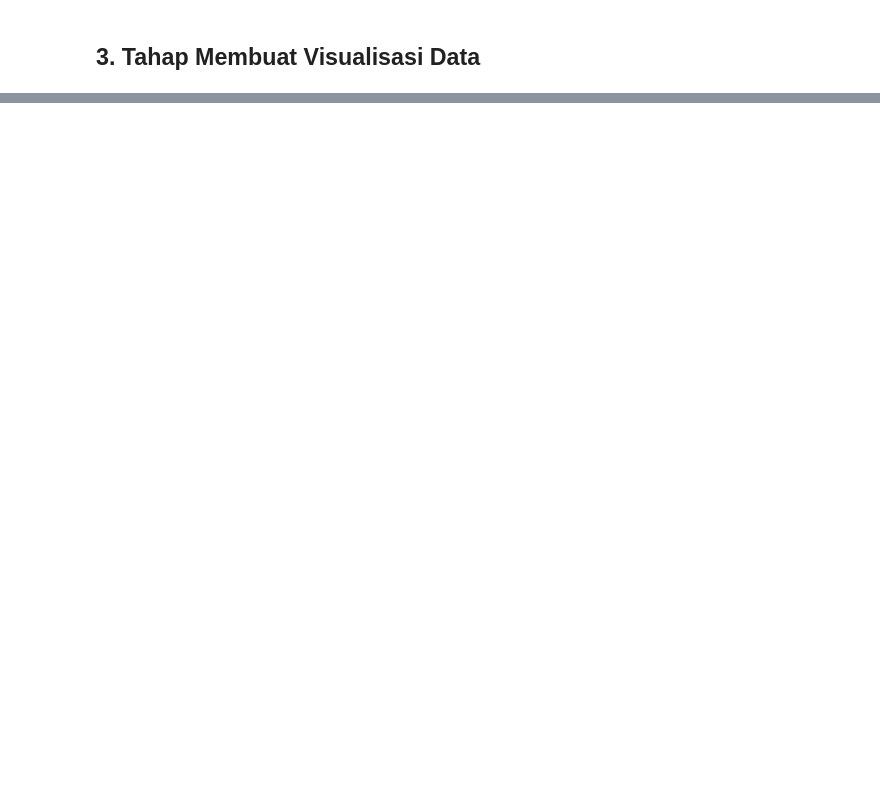
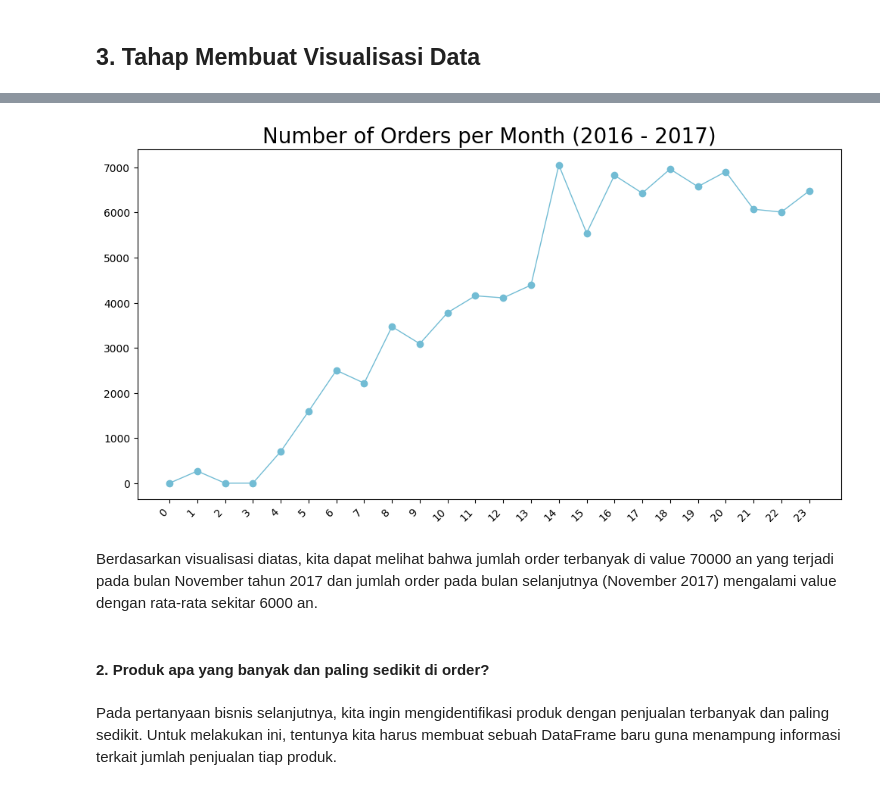
Before and after one commit to NuryaFahruRosyidin2406/Dicoding_Learn-Data-Scientist, a Jupyter notebook: Submission Project Analisis Data/Submission_Project_Analisis_Data.ipynb, the cells around one changed output, grey strips where cells are left out. Drawn from its saved outputs; the diff is of its cells as text; code cells hidden in the pictures; blank space fills up the shorter version.

```diff
--- a/Submission Project Analisis Data/Submission_Project_Analisis_Data.ipynb
+++ b/Submission Project Analisis Data/Submission_Project_Analisis_Data.ipynb
@@ -1219,0 +1908,15 @@ Berdasarkan dari informasi dataset yang telah kita dapatkan, kita dapat mendefin
+# %%
+plt.figure(figsize=(12, 6))
+plt.plot(range(len(monthly_orders_df["order_approved_at"])), monthly_orders_df["order_count"], marker = 'o', linewidth = 1, color = "#72BCD4")
+plt.title("Number of Orders per Month (2016 - 2017)", loc="center", fontsize=20)
+plt.xticks(range(len(monthly_orders_df)), monthly_orders_df.index, rotation=45, ha="right", fontsize=10)
+plt.yticks(fontsize=10)
+plt.show()
+# %% [output]
+[figure, added]
+# %% [markdown]
+Berdasarkan visualisasi diatas, kita dapat melihat bahwa jumlah order terbanyak di value 70000 an yang terjadi pada bulan November tahun 2017 dan jumlah order pada bulan selanjutnya (November 2017) mengalami value dengan rata-rata sekitar 6000 an.
+# %% [markdown]
+#### 2. Produk apa yang banyak dan paling sedikit di order?
+# %% [markdown]
+Pada pertanyaan bisnis selanjutnya, kita ingin mengidentifikasi produk dengan penjualan terbanyak dan paling sedikit. Untuk melakukan ini, tentunya kita harus membuat sebuah DataFrame baru guna menampung informasi terkait jumlah penjualan tiap produk.
```
Also changed, not shown: parts of 101 cells of this notebook.
